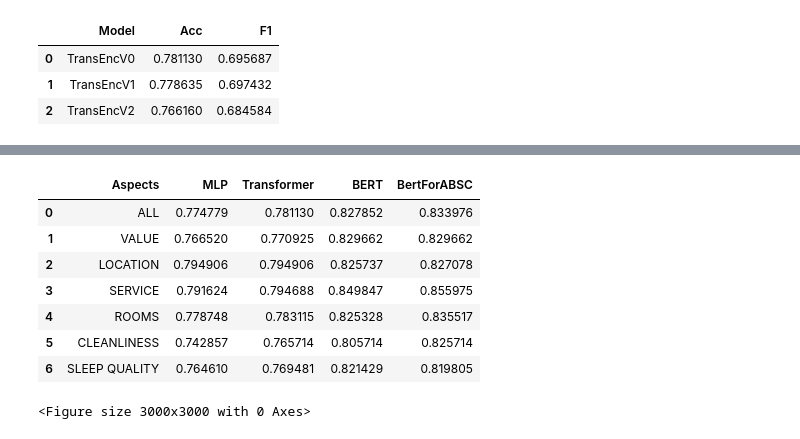
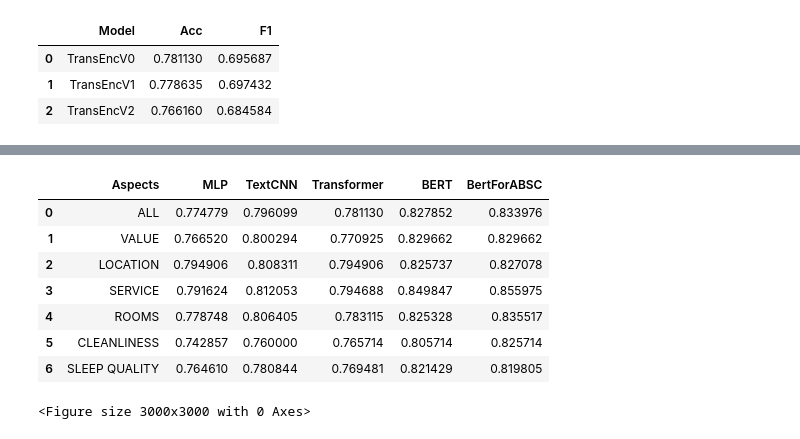
Before and after one commit to YanZehong/CS5242-ABSC, a Jupyter notebook: CS5242_GroupID26.ipynb, the cells around one changed output, grey strips where cells are left out. Cells and saved outputs as stored; diff of their text form; code cells hidden in the pictures.

```diff
--- a/CS5242_GroupID26.ipynb
+++ b/CS5242_GroupID26.ipynb
@@ -1507,18 +1669,18 @@ show_acc_f1([df_b0, df_b1, df_b2, df_b3, df_b4], model_names)
 # %%
 cols = ["Aspects", "MLP", "TextCNN", "Transformer", "BERT", "BertForABSC"]
-df_acc = pd.concat([df_mlpv2["Aspects"], df_mlpv2["MLPv2_Acc"], df_cnn3["TextCNNv2_max_Acc"],
+df_acc = pd.concat([df_mlpv2["Aspects"], df_mlpv2["MLPv2_Acc"], df_cnn2["TextCNNv2_max_Acc"],
                   df_t0["TransEncV0_Acc"], df_b0["BERT_Acc"], df_b3["BertForABSC-3_Acc"]], axis=1)
 df_acc.columns = cols
 df_acc
 # %% [output]
-|  | Aspects | MLP | Transformer | BERT | BertForABSC |
-| 0 | ALL | 0.774779 | 0.781130 | 0.827852 | 0.833976 |
-| 1 | VALUE | 0.766520 | 0.770925 | 0.829662 | 0.829662 |
-| 2 | LOCATION | 0.794906 | 0.794906 | 0.825737 | 0.827078 |
-| 3 | SERVICE | 0.791624 | 0.794688 | 0.849847 | 0.855975 |
-| 4 | ROOMS | 0.778748 | 0.783115 | 0.825328 | 0.835517 |
-| 5 | CLEANLINESS | 0.742857 | 0.765714 | 0.805714 | 0.825714 |
-| 6 | SLEEP QUALITY | 0.764610 | 0.769481 | 0.821429 | 0.819805 |
+|  | Aspects | MLP | TextCNN | Transformer | BERT | BertForABSC |
+| 0 | ALL | 0.774779 | 0.796099 | 0.781130 | 0.827852 | 0.833976 |
+| 1 | VALUE | 0.766520 | 0.800294 | 0.770925 | 0.829662 | 0.829662 |
+| 2 | LOCATION | 0.794906 | 0.808311 | 0.794906 | 0.825737 | 0.827078 |
+| 3 | SERVICE | 0.791624 | 0.812053 | 0.794688 | 0.849847 | 0.855975 |
+| 4 | ROOMS | 0.778748 | 0.806405 | 0.783115 | 0.825328 | 0.835517 |
+| 5 | CLEANLINESS | 0.742857 | 0.760000 | 0.765714 | 0.805714 | 0.825714 |
+| 6 | SLEEP QUALITY | 0.764610 | 0.780844 | 0.769481 | 0.821429 | 0.819805 |
 # %%
 cnt = 0
 cmap = plt.colormaps()
```
Also changed, not shown: parts of 15 cells of this notebook, 4 other files.
